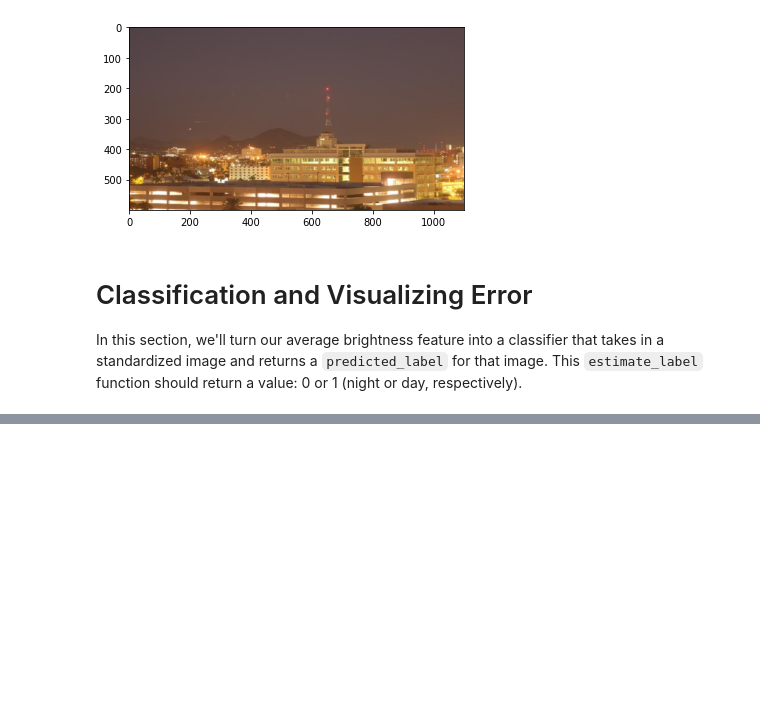
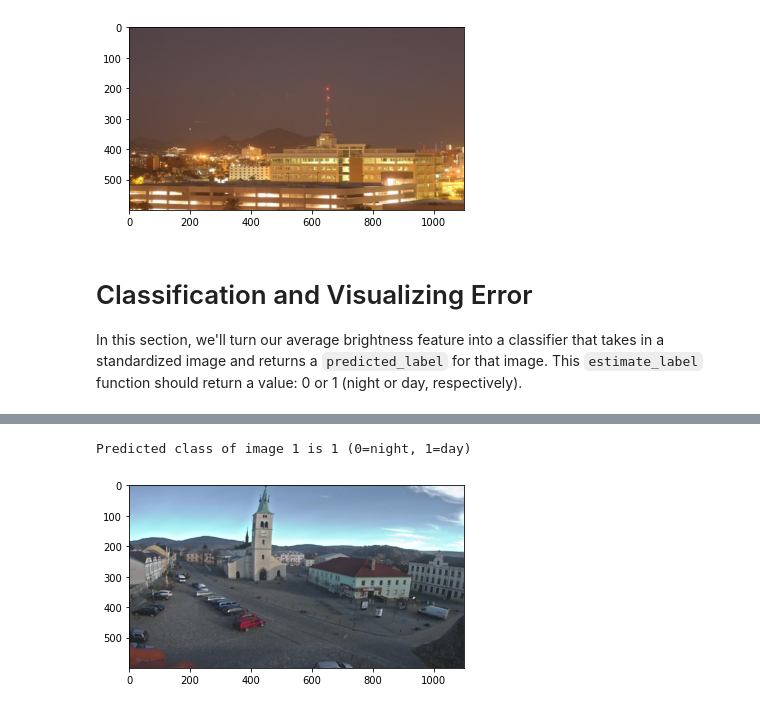
Before and after one commit to ken-power/CVND-ComputerVisionExercises, a Jupyter notebook: 1_1_Image_Representation/6_4. Classification.ipynb, the cells around one changed output, grey strips where cells are left out. Cells and saved outputs as stored; diff of their text form; code cells hidden in the pictures; blank space fills up the shorter version.

```diff
--- a/1_1_Image_Representation/6_4. Classification.ipynb
+++ b/1_1_Image_Representation/6_4. Classification.ipynb
@@ -140,0 +158,5 @@ def estimate_label(rgb_image):
+# %%
+classify_image(1)
+# %% [output]
+Predicted class of image 1 is 1 (0=night, 1=day)
+[figure, added]
```
Also changed, not shown: parts of 7 cells of this notebook.
